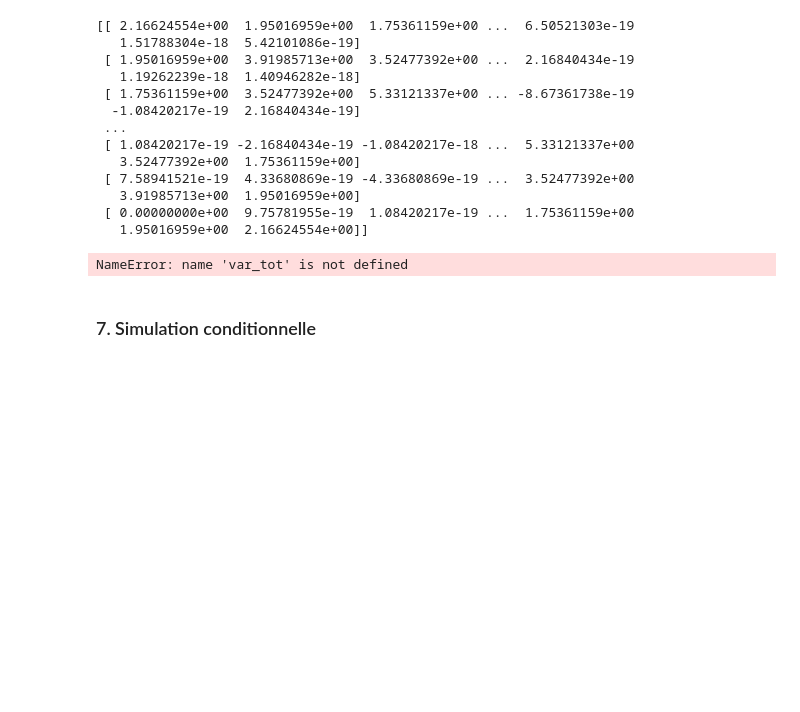
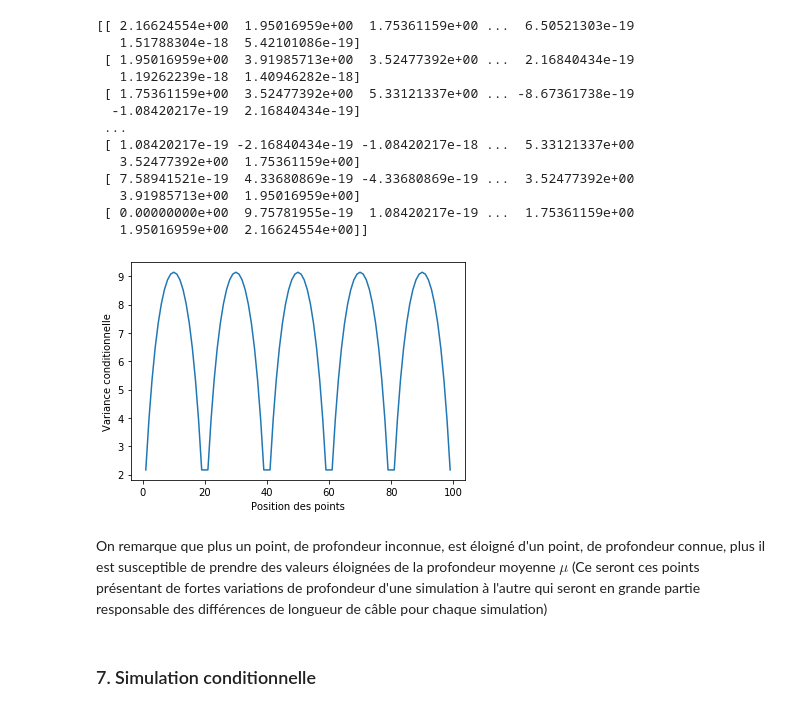
Before and after one commit to HugoTissot/Projet-Math-Informatique-Probabilites, a Jupyter notebook: Projet_maths_probas .ipynb, the cells around one changed output. Drawn from its saved outputs; the diff is of its cells as text; code cells hidden in the pictures; blank space fills up the shorter version.

```diff
--- a/Projet_maths_probas .ipynb
+++ b/Projet_maths_probas .ipynb
@@ -256,14 +263,16 @@ print(var_inc_sachant_obs)
 # %%
 # Représentation de la diagonale en fonction de la position
 diagonale=np.array([var_inc_sachant_obs[i][i] for i in range(len(var_inc_sachant_obs))])
-plt.plot(discretization, var_tot)
+plt.plot(unknown_indexes, diagonale)
 # On rajoute les points observés dont la variance conditionnelle est nulle,
-var_tot=[(0 if i%20 == 0 else diagonale[i - (i//20 + 1)]) for i in range (N)]
+#var_tot=[(0 if i%20 == 0 else diagonale[i - (i//20 + 1)]) for i in range (N)]
 plt.xlabel('Position des points')
 plt.ylabel('Variance conditionnelle')
 plt.show()
 # %% [output]
-NameError: name 'var_tot' is not defined
+[figure, added]
+# %% [markdown]
+On remarque que plus un point, de profondeur inconnue, est éloigné d'un point, de profondeur connue, plus il est susceptible de prendre des valeurs éloignées de la profondeur moyenne $\mu$ (Ce seront ces points présentant de fortes variations de profondeur d'une simulation à l'autre qui seront en grande partie responsable des différences de longueur de câble pour chaque simulation)
 # %% [markdown]
 ### 7. Simulation conditionnelle
 # %%
```
Also changed, not shown: parts of 35 cells of this notebook.
